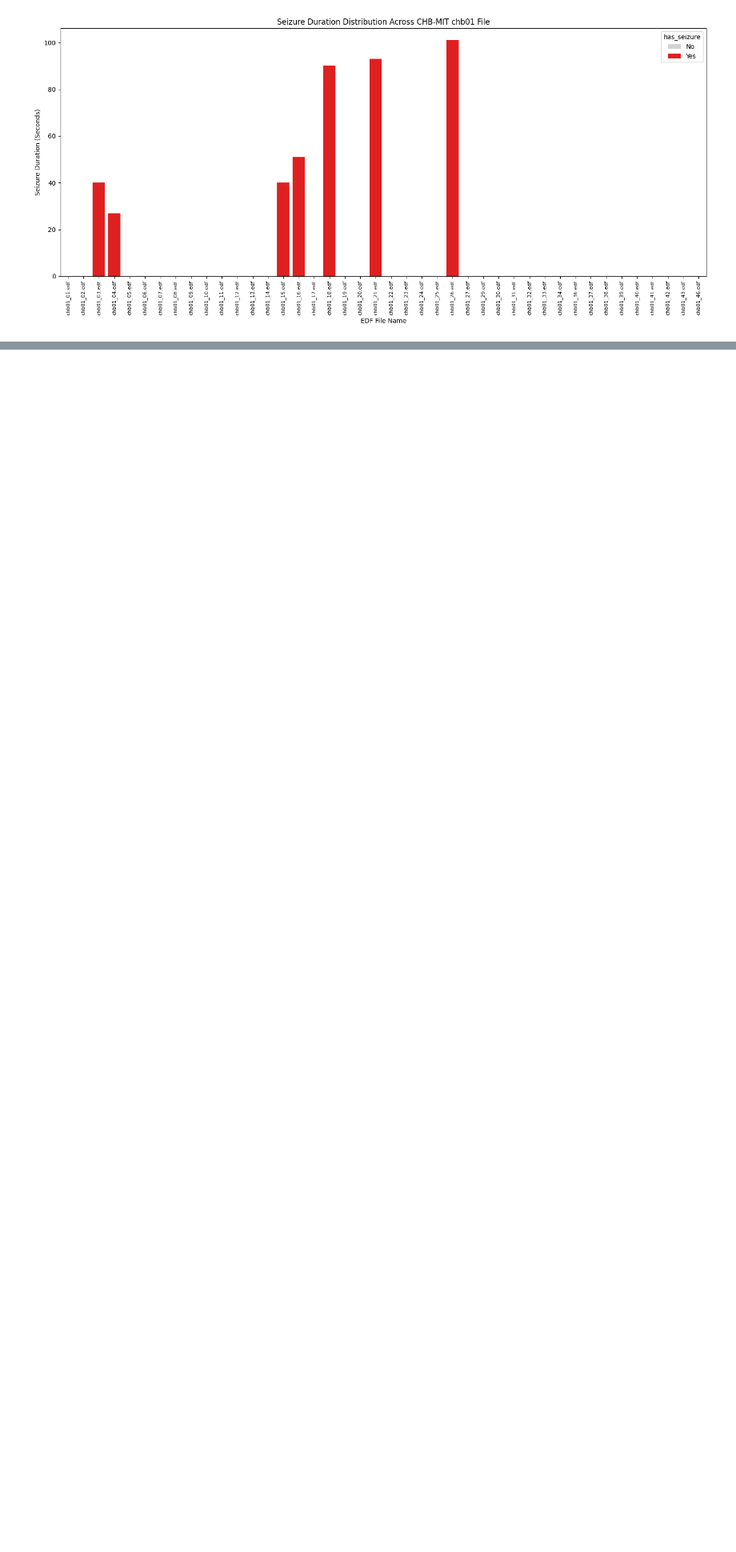
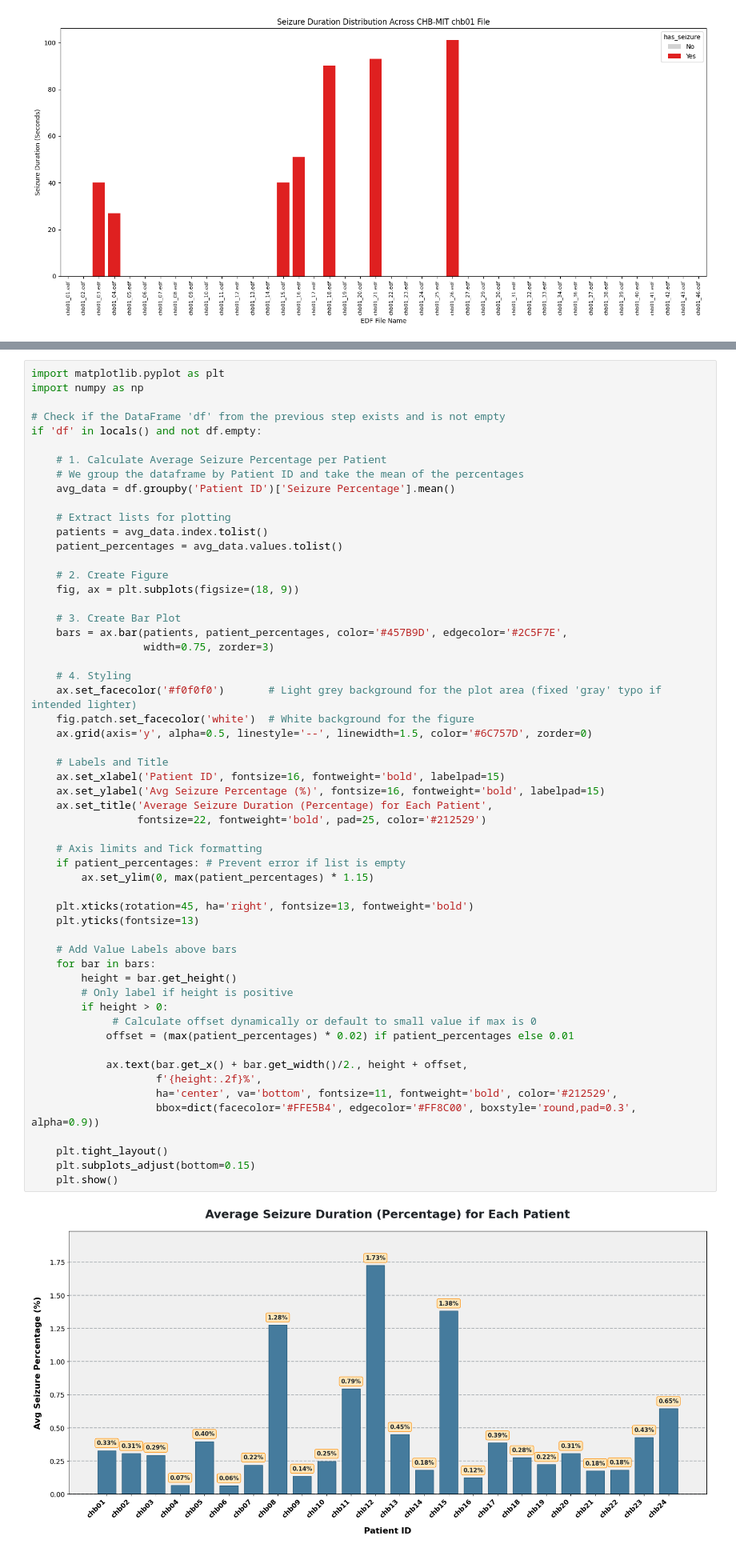
Before and after one commit to denizyennerr/Tez, a Jupyter notebook: notebooks/analysis.ipynb, the cells around one changed output, grey strips where cells are left out. Shown at 80% size. Saved outputs shown, nothing was run; the diff lists cells and outputs as text; blank space fills up the shorter version.

```diff
--- a/notebooks/analysis.ipynb
+++ b/notebooks/analysis.ipynb
@@ -514,3 +474,61 @@ if all_patient_data:
+# %%
+import matplotlib.pyplot as plt
+import numpy as np
+
+# Check if the DataFrame 'df' from the previous step exists and is not empty
+if 'df' in locals() and not df.empty:
+
+    # 1. Calculate Average Seizure Percentage per Patient
+    # We group the dataframe by Patient ID and take the mean of the percentages
+    avg_data = df.groupby('Patient ID')['Seizure Percentage'].mean()
+
+    # Extract lists for plotting
+    patients = avg_data.index.tolist()
+    patient_percentages = avg_data.values.tolist()
+
+    # 2. Create Figure
+    fig, ax = plt.subplots(figsize=(18, 9))
+
+    # 3. Create Bar Plot
+    bars = ax.bar(patients, patient_percentages, color='#457B9D', edgecolor='#2C5F7E',
+                  width=0.75, zorder=3)
+
+    # 4. Styling
+    ax.set_facecolor('#f0f0f0')       # Light grey background for the plot area (fixed 'gray' typo if intended lighter)
+    fig.patch.set_facecolor('white')  # White background for the figure
+    ax.grid(axis='y', alpha=0.5, linestyle='--', linewidth=1.5, color='#6C757D', zorder=0)
+
+    # Labels and Title
+    ax.set_xlabel('Patient ID', fontsize=16, fontweight='bold', labelpad=15)
+    ax.set_ylabel('Avg Seizure Percentage (%)', fontsize=16, fontweight='bold', labelpad=15)
+    ax.set_title('Average Seizure Duration (Percentage) for Each Patient',
+                 fontsize=22, fontweight='bold', pad=25, color='#212529')
+
+    # Axis limits and Tick formatting
+    if patient_percentages: # Prevent error if list is empty
+        ax.set_ylim(0, max(patient_percentages) * 1.15)
+
+    plt.xticks(rotation=45, ha='right', fontsize=13, fontweight='bold')
+    plt.yticks(fontsize=13)
+
+    # Add Value Labels above bars
+    for bar in bars:
+        height = bar.get_height()
+        # Only label if height is positive
+        if height > 0:
+             # Calculate offset dynamically or default to small value if max is 0
+            offset = (max(patient_percentages) * 0.02) if patient_percentages else 0.01
+
+            ax.text(bar.get_x() + bar.get_width()/2., height + offset,
+                    f'{height:.2f}%',
+                    ha='center', va='bottom', fontsize=11, fontweight='bold', color='#212529',
+                    bbox=dict(facecolor='#FFE5B4', edgecolor='#FF8C00', boxstyle='round,pad=0.3', alpha=0.9))
+
+    plt.tight_layout()
+    plt.subplots_adjust(bottom=0.15)
+    plt.show()
+# %% [output]
+[figure, added]
 # %%
 base_dir = 'C:\\Users\\gorse\\OneDrive - TUNI.fi\\Desktop\\Tez\\uvtez\\data\\chb-mit\\'
 
```
Also changed, not shown: parts of 14 cells of this notebook, 2 other files.
